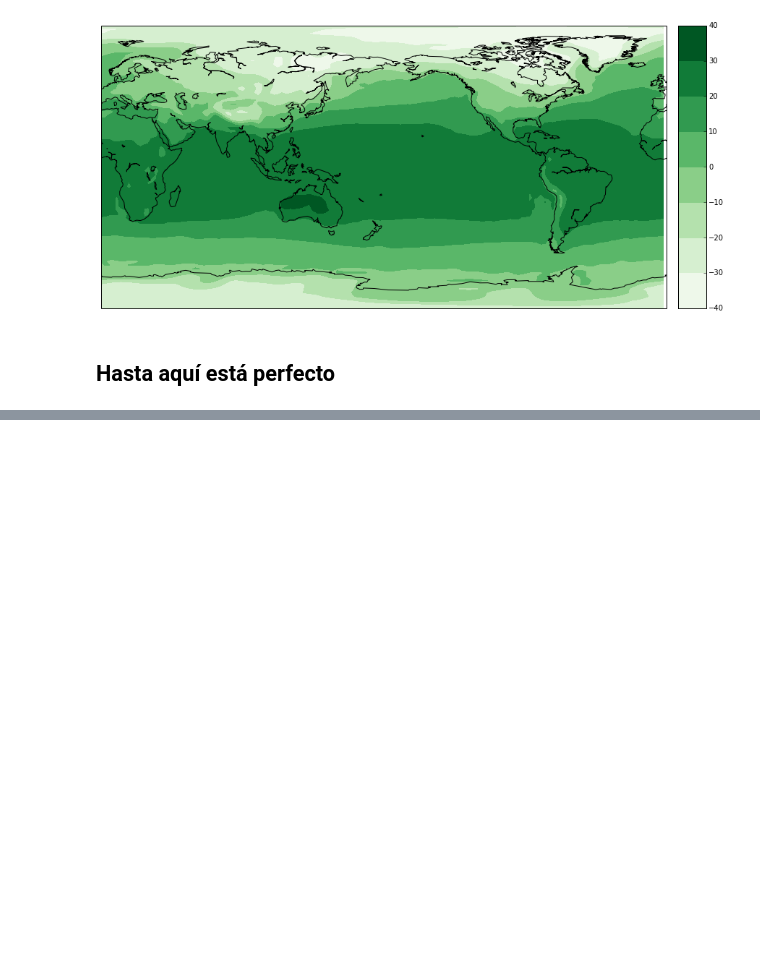
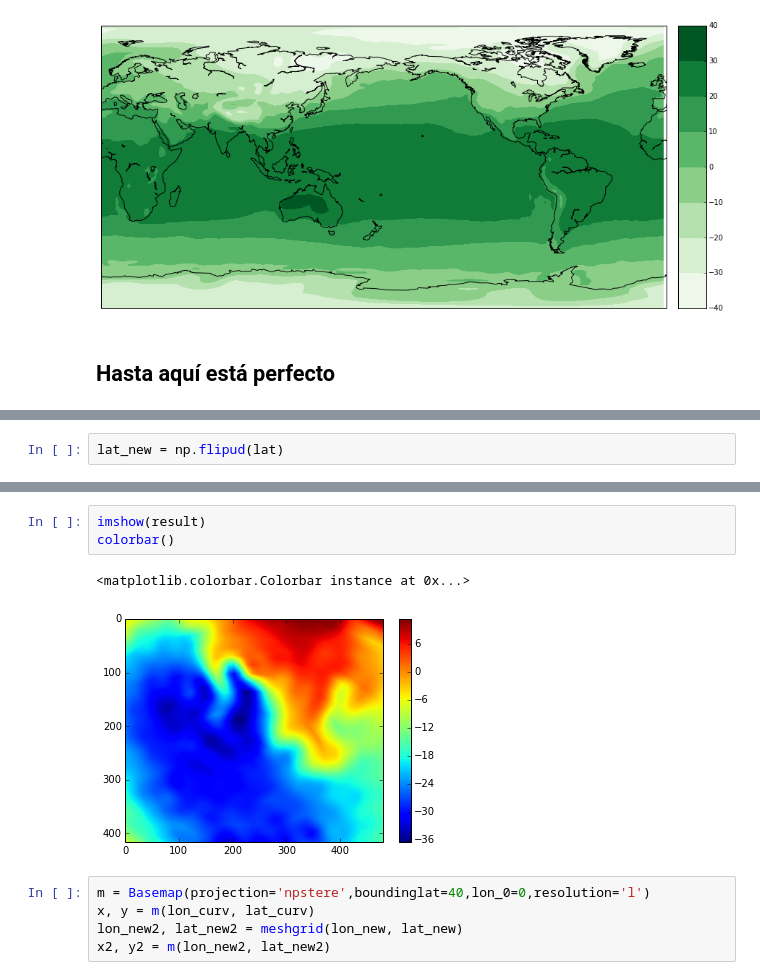
Before and after one commit to alvise30/CM20151_HW4_ElkinAlvis, a Jupyter notebook: P2/Punto2.ipynb, the cells around one changed output, grey strips where cells are left out. Saved outputs shown, nothing was run; the diff lists cells and outputs as text; blank space fills up the shorter version.

```diff
--- a/P2/Punto2.ipynb
+++ b/P2/Punto2.ipynb
@@ -89,0 +119,2 @@ Hasta aquí está perfecto
+# %%
+lat_new = np.flipud(lat)
@@ -89,0 +127,11 @@ Hasta aquí está perfecto
+# %%
+imshow(result)
+colorbar()
+# %% [output]
+<matplotlib.colorbar.Colorbar instance at 0x...>
+[figure, added]
+# %%
+m = Basemap(projection='npstere',boundinglat=40,lon_0=0,resolution='l')
+x, y = m(lon_curv, lat_curv)
+lon_new2, lat_new2 = meshgrid(lon_new, lat_new)
+x2, y2 = m(lon_new2, lat_new2)
```
Also changed, not shown: parts of 10 cells of this notebook.
